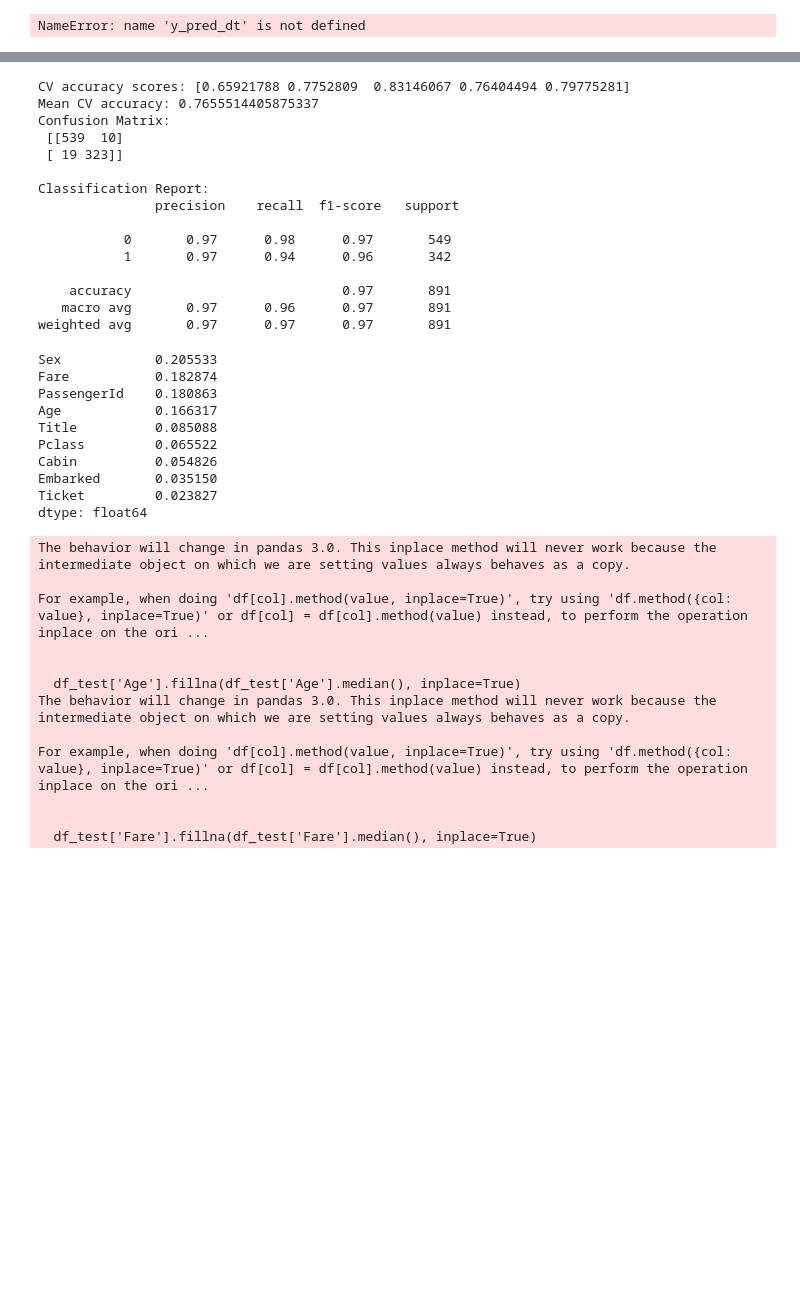
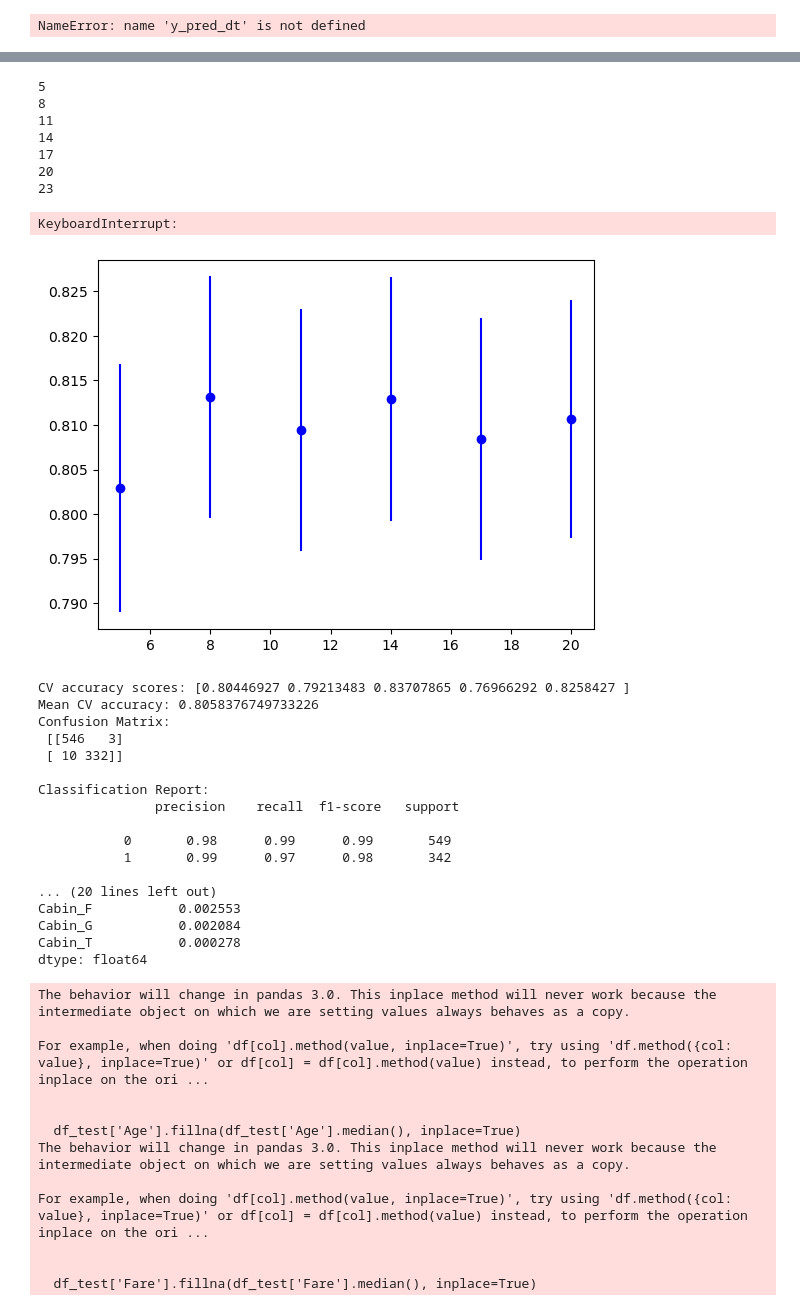
Before and after one commit to Delekof/Machine-Learning-Practice, a Jupyter notebook: titanic survival/kaggle_titanic.ipynb, the cells around one changed output, grey strips where cells are left out. Cells and saved outputs as stored; diff of their text form; code cells hidden in the pictures; blank space fills up the shorter version.

```diff
--- a/titanic survival/kaggle_titanic.ipynb
+++ b/titanic survival/kaggle_titanic.ipynb
@@ -446,8 +504,28 @@ for n in range(1,21):
+# %%
+f,ax = plt.subplots(1,1)
+
+for n in range(5,50,3):
+    print(n)
+    rf_model = RandomForestClassifier(random_state=42, n_estimators=n)
+    # 5-fold CV
+    cv_scores = cross_val_score(rf_model, X, y, cv=50, scoring='accuracy')
+
+    ax.errorbar(n, np.mean(cv_scores), yerr=np.std(cv_scores)/np.sqrt(len(cv_scores)), color="blue", marker="o")
+# %% [output]
+5
+8
+11
+14
+17
+20
+23
+KeyboardInterrupt:
+[figure, added]
 # %%
 from sklearn.model_selection import cross_val_score
 from sklearn.ensemble import RandomForestClassifier
 
-rf_model = RandomForestClassifier(random_state=42, n_estimators=5)
+rf_model = RandomForestClassifier(random_state=42)
 
 # 5-fold CV
 cv_scores = cross_val_score(rf_model, X, y, cv=5, scoring='accuracy')
@@ -459,39 +537,28 @@ rf_model.fit(X_scaled, y)
 y_pred_rf = rf_model.predict(X_scaled)
 print("Confusion Matrix:\n", confusion_matrix(y, y_pred_rf))
 print("\nClassification Report:\n", classification_report(y, y_pred_rf))
+
+importances = rf_model.feature_importances_
+feat_importance = pd.Series(importances, index=X.columns).sort_values(ascending=False)
+print(feat_importance)
 # %% [output]
-CV accuracy scores: [0.65921788 0.7752809  0.83146067 0.76404494 0.79775281]
-Mean CV accuracy: 0.7655514405875337
+CV accuracy scores: [0.80446927 0.79213483 0.83707865 0.76966292 0.8258427 ]
+Mean CV accuracy: 0.8058376749733226
 Confusion Matrix:
- [[539  10]
- [ 19 323]]
+ [[546   3]
+ [ 10 332]]
 
 Classification Report:
                precision    recall  f1-score   support
 
-           0       0.97      0.98      0.97       549
-           1       0.97      0.94      0.96       342
+           0       0.98      0.99      0.99       549
+           1       0.99      0.97      0.98       342
 
-    accuracy                           0.97       891
-   macro avg       0.97      0.96      0.97       891
-weighted avg       0.97      0.97      0.97       891
+... (20 lines left out)
+Cabin_F           0.002553
+Cabin_G           0.002084
+Cabin_T           0.000278
+dtype: float64
-# %%
-import pandas as pd
-
-importances = rf_model.feature_importances_
-feat_importance = pd.Series(importances, index=X.columns).sort_values(ascending=False)
-print(feat_importance)
-# %% [output]
-Sex            0.205533
-Fare           0.182874
-PassengerId    0.180863
-Age            0.166317
-Title          0.085088
-Pclass         0.065522
-Cabin          0.054826
-Embarked       0.035150
-Ticket         0.023827
-dtype: float64
 # %%
 df_test = pd.read_csv("./test.csv")
 
```
Also changed, not shown: parts of 19 cells of this notebook, 2 other files.
